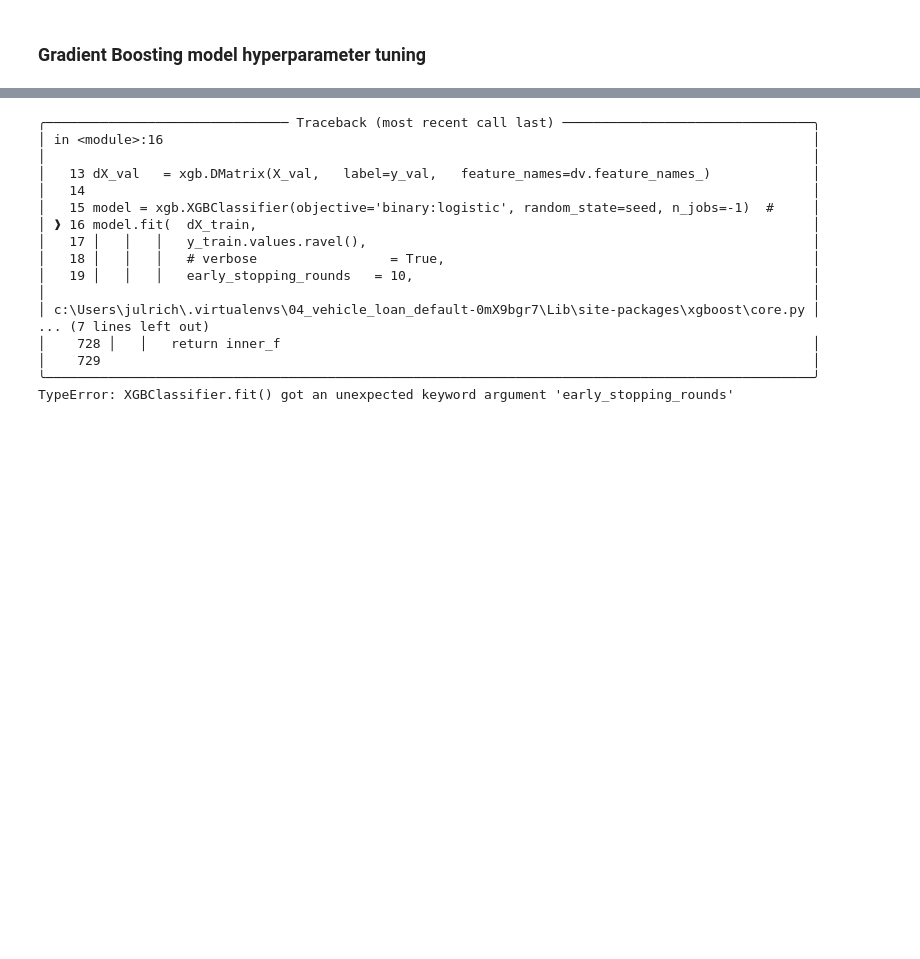
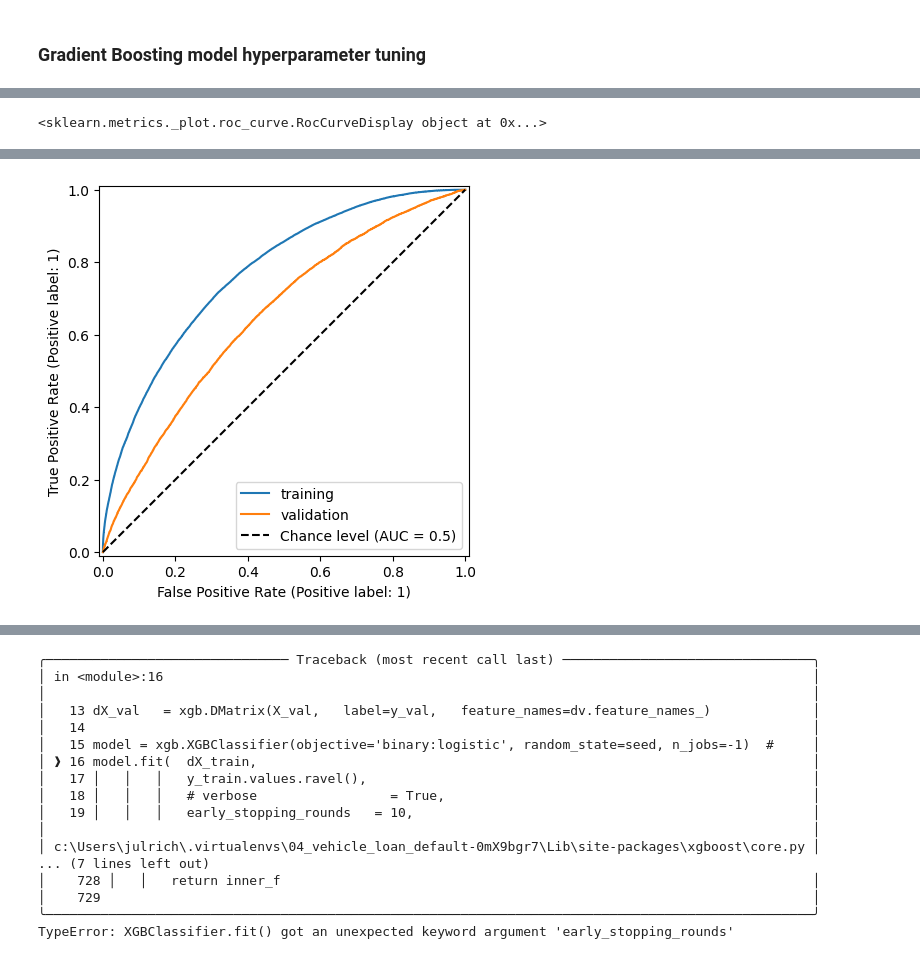
Before and after one commit to julrichkieffer/portfolio-data-science, a Jupyter notebook: 04 vehicle loan default/notebook.ipynb, the cells around one changed output, grey strips where cells are left out. Cells and saved outputs as stored; diff of their text form; code cells hidden in the pictures; blank space fills up the shorter version.

Commit message:
WIP XGBClassifier hyperparameter tuning

```diff
--- a/04 vehicle loan default/notebook.ipynb
+++ b/04 vehicle loan default/notebook.ipynb
@@ -2195,3 +2185,8 @@ criterion='entropy',
                        n_jobs=-1, random_state=42), 'vectorizer': DictVectorizer(sparse=False)}}
 # %% [markdown]
 ### Gradient Boosting model hyperparameter tuning
+# %%
+%%time
+
+model = xgb.XGBClassifier(objective='binary:logistic', random_state=seed, n_jobs=-1) #, early_stopping_rounds=50
+model.fit(df_train, y_train, verbose=1)
@@ -2197,0 +2217,5 @@ criterion='entropy',
+# %%
+fig, ax = plt.subplots()
+RocCurveDisplay.from_estimator(model, df_train, y_train, ax=ax, label='training')
+RocCurveDisplay.from_estimator(model, df_val,   y_val,   ax=ax, label='validation', plot_chance_level=True)
+# %% [output]
@@ -2197,0 +2223 @@ criterion='entropy',
+<sklearn.metrics._plot.roc_curve.RocCurveDisplay object at 0x...>
@@ -2197,0 +2225 @@ criterion='entropy',
+[figure, added]
```
Also changed, not shown: parts of 11 cells of this notebook.
